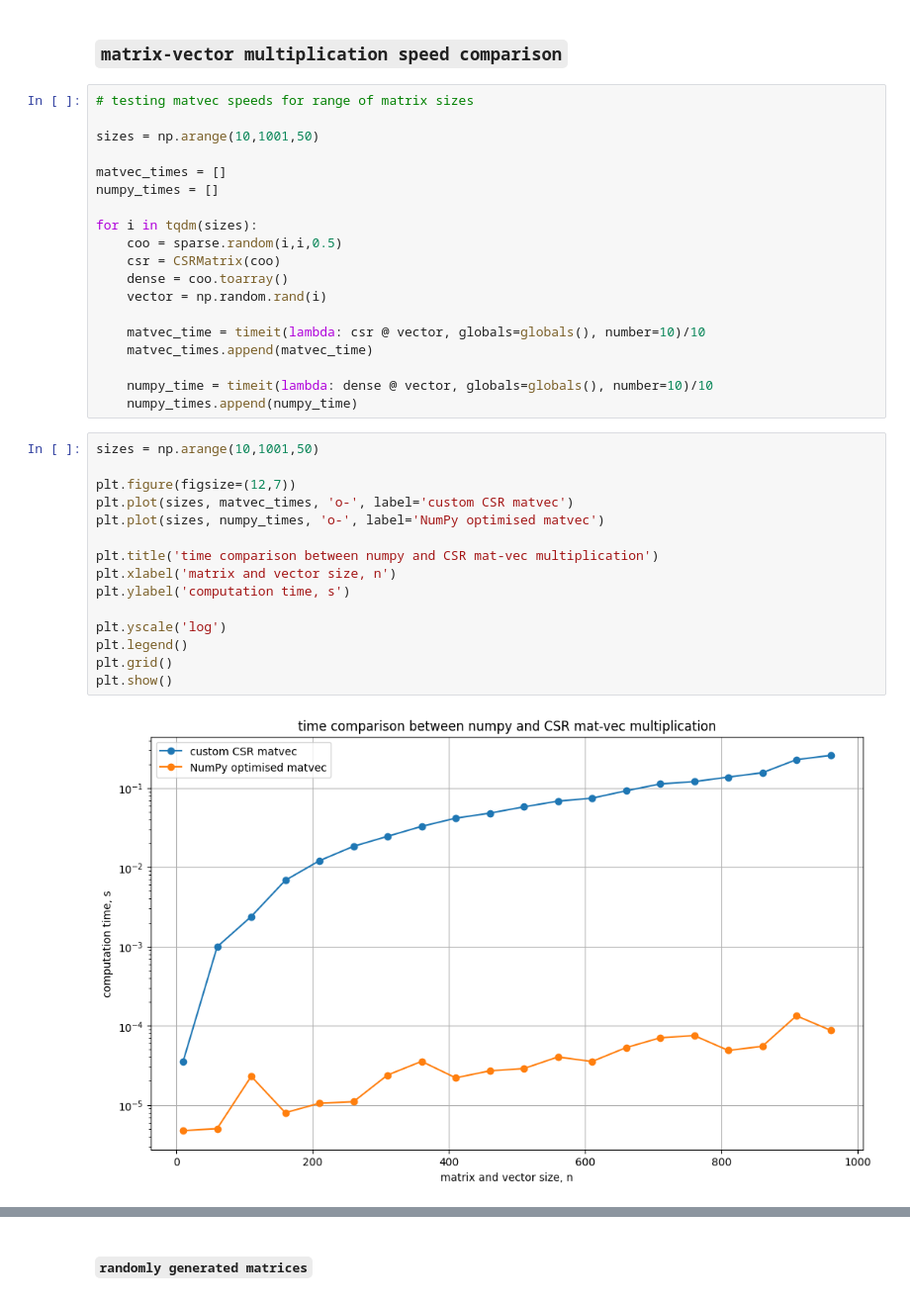
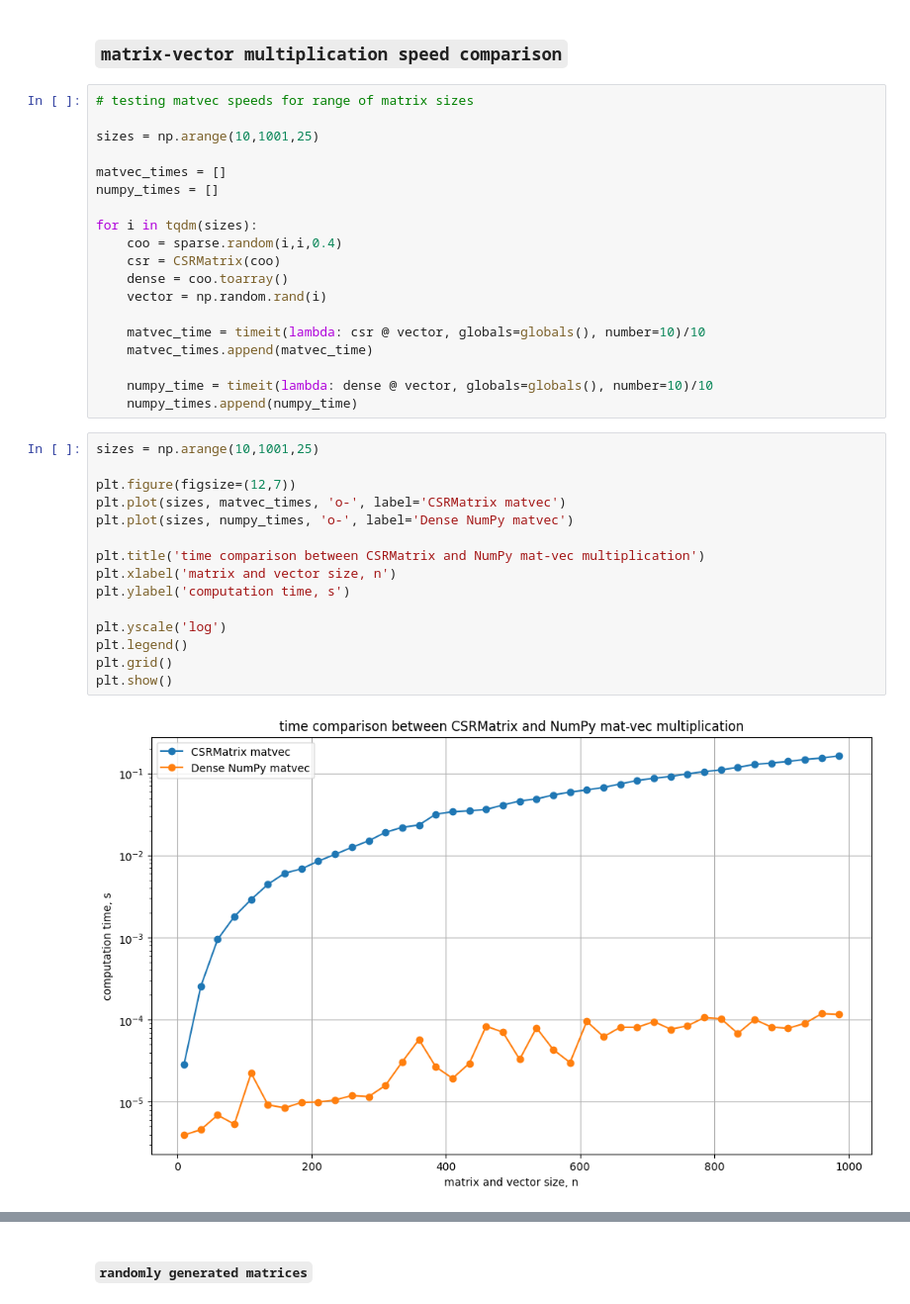
Before and after one commit to vsqdhruv/phas0102, a Jupyter notebook: hpc_assignment_three.ipynb, the cells around one changed output, grey strips where cells are left out. Shown at 99% size. Drawn from its saved outputs; the diff is of its cells as text.

```diff
--- a/hpc_assignment_three.ipynb
+++ b/hpc_assignment_three.ipynb
@@ -164,13 +164,13 @@ print(f'! CSR matrix-vector multiplication works for 4x4 to 9x9 matrices !')
 # %%
 # testing matvec speeds for range of matrix sizes
 
-sizes = np.arange(10,1001,50)
+sizes = np.arange(10,1001,25)
 
 matvec_times = []
 numpy_times = []
 
 for i in tqdm(sizes):
-    coo = sparse.random(i,i,0.5)
+    coo = sparse.random(i,i,0.4)
     csr = CSRMatrix(coo)
     dense = coo.toarray()
     vector = np.random.rand(i)
@@ -181,19 +181,19 @@ for i in tqdm(sizes):
     numpy_time = timeit(lambda: dense @ vector, globals=globals(), number=10)/10
     numpy_times.append(numpy_time)
 # %%
-sizes = np.arange(10,1001,50)
+sizes = np.arange(10,1001,25)
 
 plt.figure(figsize=(12,7))
-plt.plot(sizes, matvec_times, 'o-', label='custom CSR matvec')
-plt.plot(sizes, numpy_times, 'o-', label='NumPy optimised matvec')
+plt.plot(sizes, matvec_times, 'o-', label='CSRMatrix matvec')
+plt.plot(sizes, numpy_times, 'o-', label='Dense NumPy matvec')
 
-plt.title('time comparison between numpy and CSR mat-vec multiplication')
+plt.title('time comparison between CSRMatrix and NumPy mat-vec multiplication')
 plt.xlabel('matrix and vector size, n')
 plt.ylabel('computation time, s')
 
 plt.yscale('log')
 plt.legend()
 plt.grid()
 plt.show()
 # %% [output]
-[figure, old version]
+[figure, new version]
```
Also changed, not shown: parts of 7 cells of this notebook.
